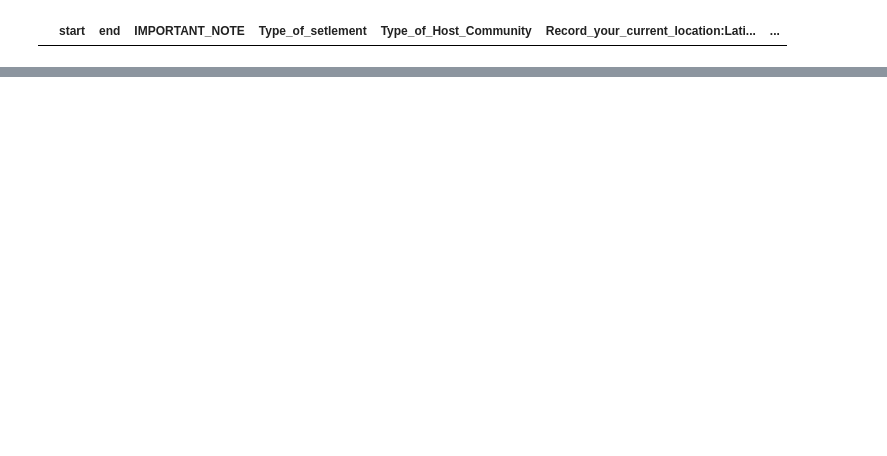
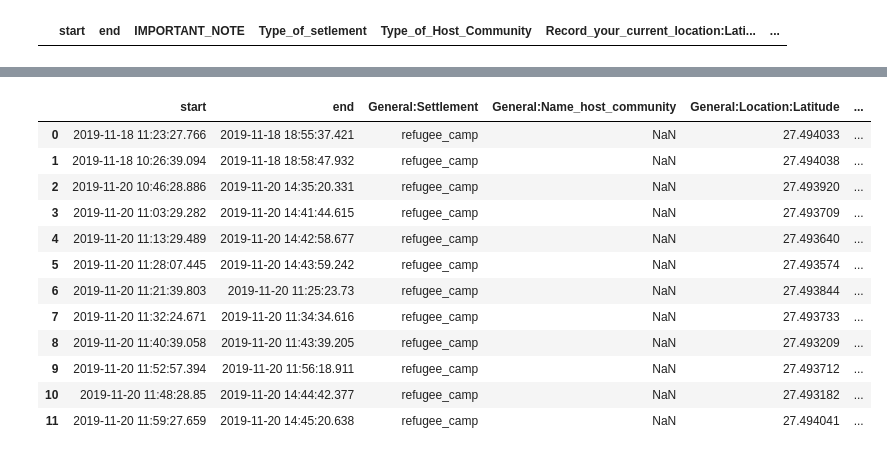
Before and after one commit to guillermosanchezg/NAUTIA, a Jupyter notebook: DesarrolloPy/NotebookTransform.ipynb, the cells around one changed output, grey strips where cells are left out. Drawn from its saved outputs; the diff is of its cells as text; code cells hidden in the pictures; blank space fills up the shorter version.

```diff
--- a/DesarrolloPy/NotebookTransform.ipynb
+++ b/DesarrolloPy/NotebookTransform.ipynb
@@ -84,6 +84,8 @@ PublicSpace = pd.read_csv(getPath(mainpath,"NAUTIA_1_0_Public_Space_results.csv"
 WaterInf = pd.read_csv(getPath(mainpath,"NAUTIA_1_0_Water_Infrastructure_results.csv"))
 SanitationInf = pd.read_csv(getPath(mainpath,"NAUTIA_V1_0_Sanitation_Infrastructre_results.csv"))
 WasteManagementInf = pd.read_csv(getPath(mainpath,"NAUTIA_1_0_Waste_Management_Infrastructure_results.csv"))
+EnergyINF = pd.read_csv(getPath(mainpath,"NAUTIA_1_0_Energy_Infrastructure_results.csv"))
+Business = pd.read_csv(getPath(mainpath,"NAUTIA1_0_Business_surveys_v3_results.csv"))
 # %%
 Bibliography
 # %% [output]
@@ -144,0 +152,16 @@ WasteManagementInf
+# %%
+Business
+# %% [output]
+|  | start | end | General:Settlement | General:Name_host_community | General:Location:Latitude | ... |
+| 0 | 2019-11-18 11:23:27.766 | 2019-11-18 18:55:37.421 | refugee_camp | NaN | 27.494033 | ... |
+| 1 | 2019-11-18 10:26:39.094 | 2019-11-18 18:58:47.932 | refugee_camp | NaN | 27.494038 | ... |
+| 2 | 2019-11-20 10:46:28.886 | 2019-11-20 14:35:20.331 | refugee_camp | NaN | 27.493920 | ... |
+| 3 | 2019-11-20 11:03:29.282 | 2019-11-20 14:41:44.615 | refugee_camp | NaN | 27.493709 | ... |
+| 4 | 2019-11-20 11:13:29.489 | 2019-11-20 14:42:58.677 | refugee_camp | NaN | 27.493640 | ... |
+| 5 | 2019-11-20 11:28:07.445 | 2019-11-20 14:43:59.242 | refugee_camp | NaN | 27.493574 | ... |
+| 6 | 2019-11-20 11:21:39.803 | 2019-11-20 11:25:23.73 | refugee_camp | NaN | 27.493844 | ... |
+| 7 | 2019-11-20 11:32:24.671 | 2019-11-20 11:34:34.616 | refugee_camp | NaN | 27.493733 | ... |
+| 8 | 2019-11-20 11:40:39.058 | 2019-11-20 11:43:39.205 | refugee_camp | NaN | 27.493209 | ... |
+| 9 | 2019-11-20 11:52:57.394 | 2019-11-20 11:56:18.911 | refugee_camp | NaN | 27.493712 | ... |
+| 10 | 2019-11-20 11:48:28.85 | 2019-11-20 14:44:42.377 | refugee_camp | NaN | 27.493182 | ... |
+| 11 | 2019-11-20 11:59:27.659 | 2019-11-20 14:45:20.638 | refugee_camp | NaN | 27.494041 | ... |
```
Also changed, not shown: parts of 4 cells of this notebook, 2 other files.
